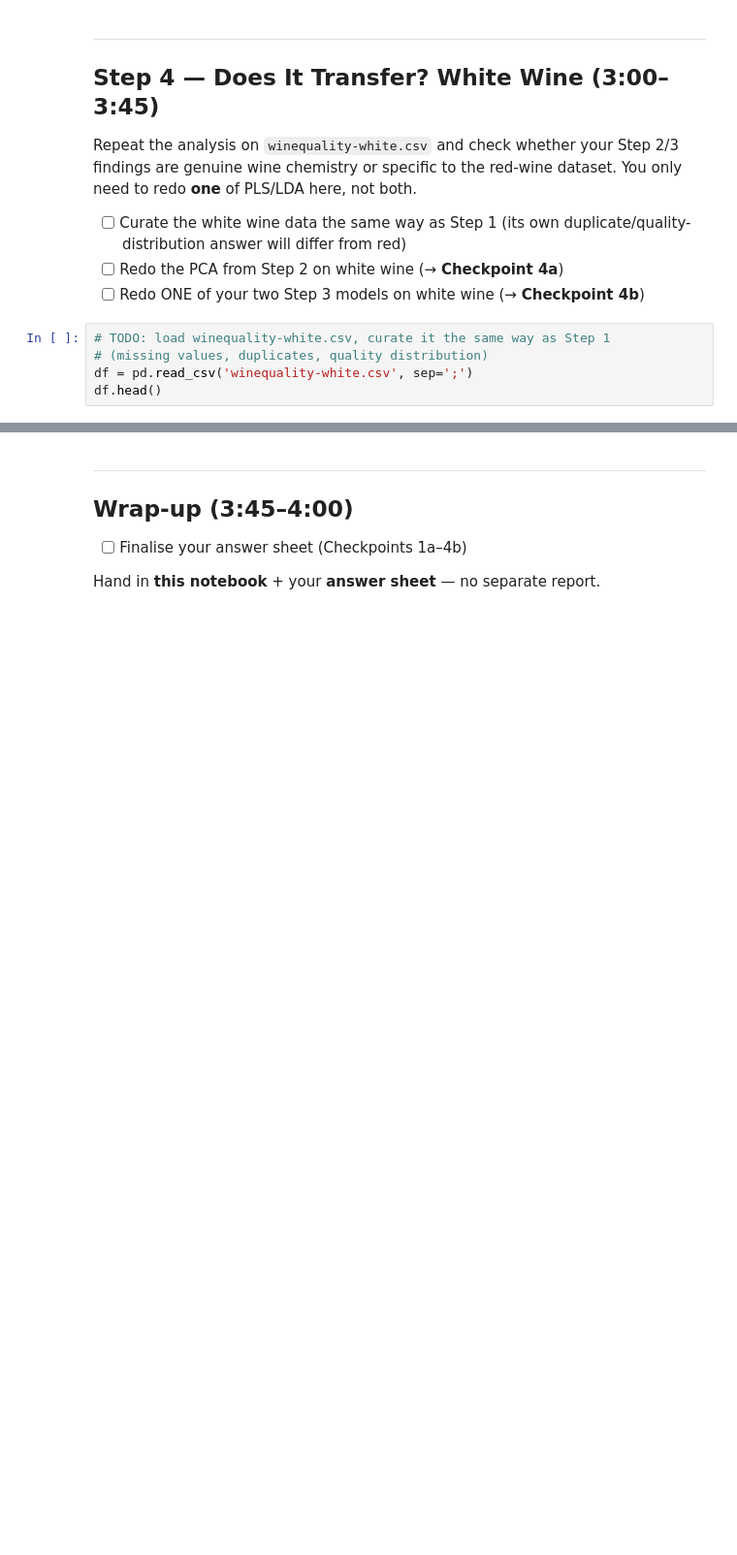
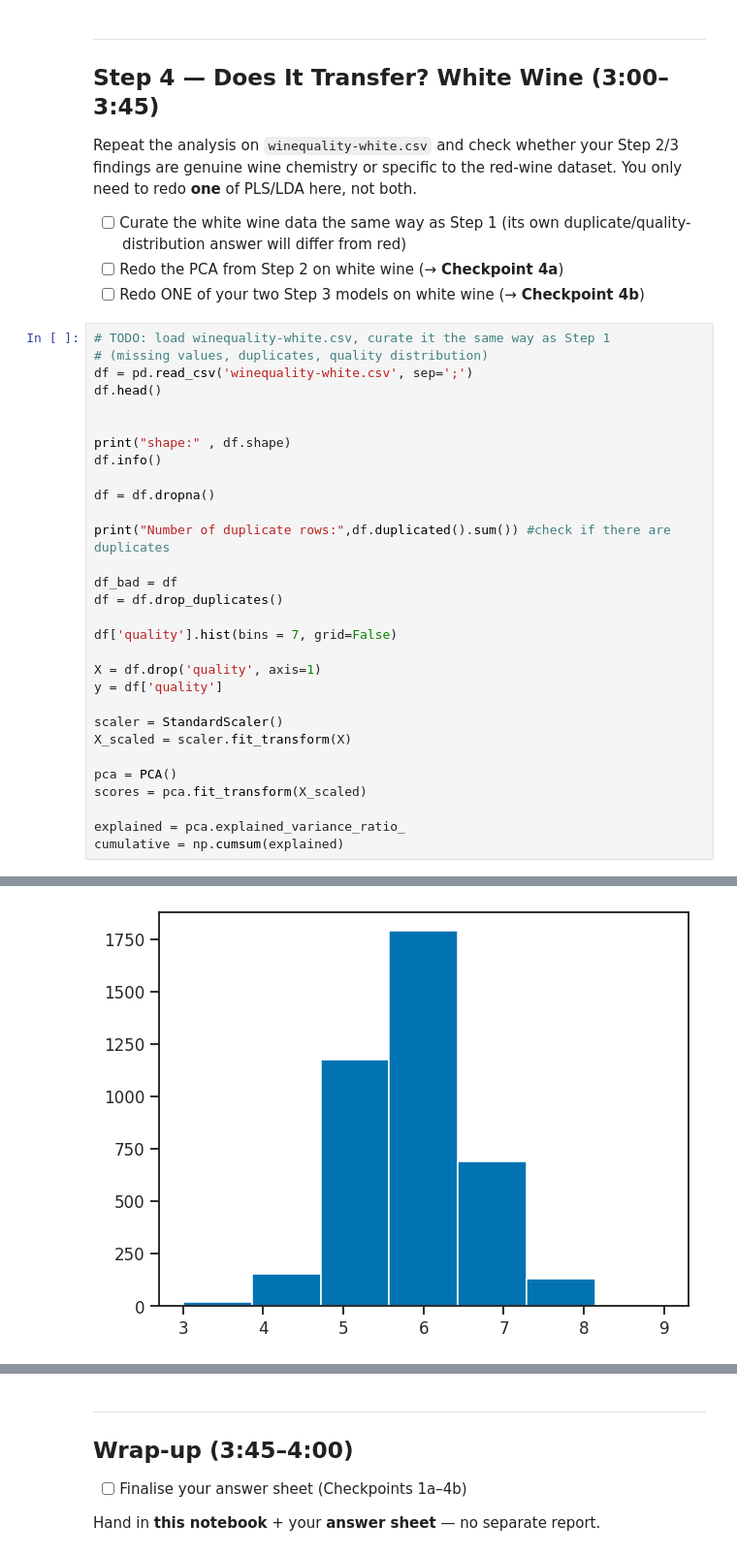
Before and after one commit to felixlowenhielm-alt/1kb570_2026, a Jupyter notebook: Labs/02_modelling_wine_quality/starter_notebook.ipynb, the cells around one changed output, grey strips where cells are left out. Shown at 97% size. Saved outputs shown, nothing was run; the diff lists cells and outputs as text; blank space fills up the shorter version.

```diff
--- a/Labs/02_modelling_wine_quality/starter_notebook.ipynb
+++ b/Labs/02_modelling_wine_quality/starter_notebook.ipynb
@@ -493,3 +493,29 @@ dataset. You only need to redo **one** of PLS/LDA here, not both.
 # (missing values, duplicates, quality distribution)
 df = pd.read_csv('winequality-white.csv', sep=';')
 df.head()
+
+
+print("shape:" , df.shape)
+df.info()
+
+df = df.dropna()
+
+print("Number of duplicate rows:",df.duplicated().sum()) #check if there are duplicates
+
+df_bad = df
+df = df.drop_duplicates()
+
+df['quality'].hist(bins = 7, grid=False)
+
+X = df.drop('quality', axis=1)
+y = df['quality']
+
+scaler = StandardScaler()
+X_scaled = scaler.fit_transform(X)
+
+pca = PCA()
+scores = pca.fit_transform(X_scaled)
+
+explained = pca.explained_variance_ratio_
+cumulative = np.cumsum(explained)
+# %% [output]
@@ -496,3 +539,4 @@ df.head()
+[figure, added]
 # %%
 # TODO: standardise the white-wine predictors and redo the PCA + scree/
 # score/loading plots from Step 2. Compare PC1's top-loading variables to
```
Also changed, not shown: parts of 7 cells of this notebook.
